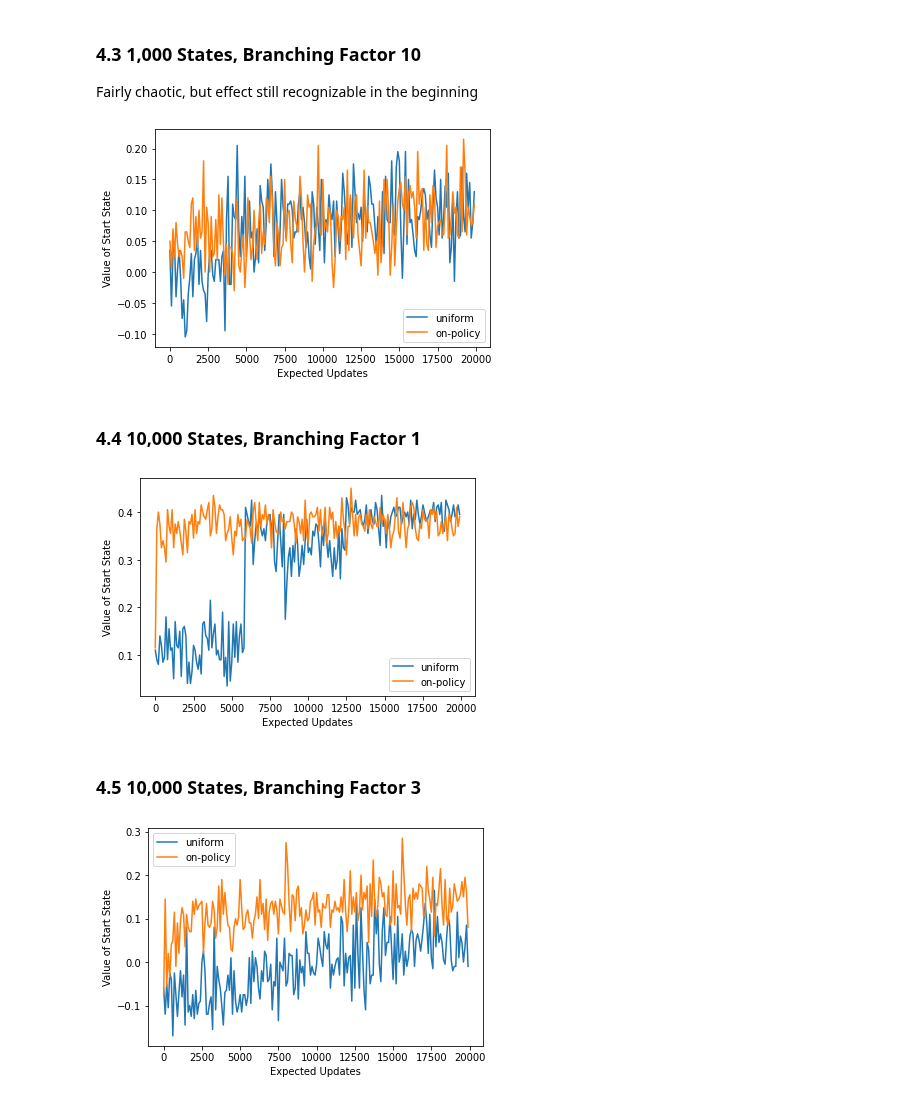
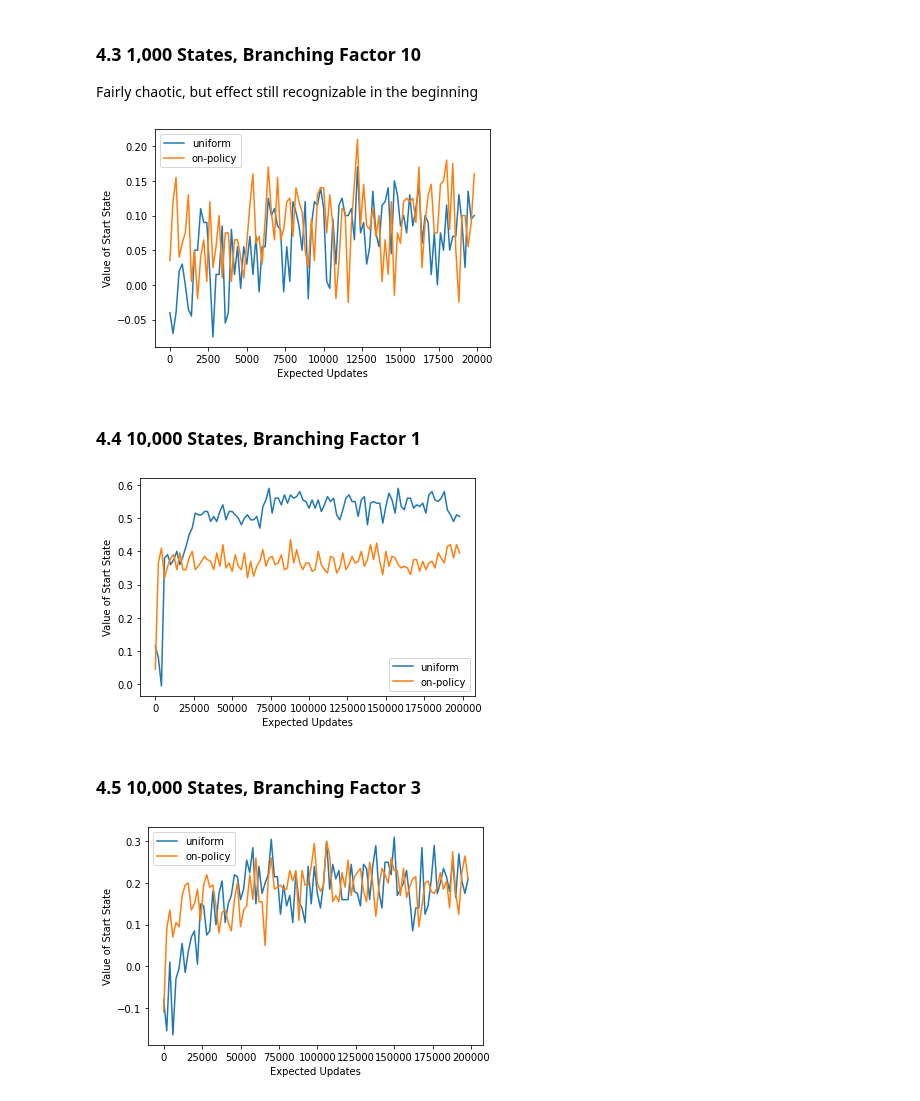
Before and after one commit to MaraTomasek/ML-Notebooks, a Jupyter notebook: Reinforcement_Learning/ch8-trajectory_sampling.ipynb, the cells around one changed output. Cells and saved outputs as stored; diff of their text form; code cells hidden in the pictures.

```diff
--- a/Reinforcement_Learning/ch8-trajectory_sampling.ipynb
+++ b/Reinforcement_Learning/ch8-trajectory_sampling.ipynb
@@ -21,11 +21,12 @@ class Environment:
         self.branches = branching_factor
         self.t_chance = 0.1
 
+    def reset(self):
+        np.random.seed(0)
         self.build_transition_graph()
 
     def build_transition_graph(self):
         '''Transition graph includes next state and reward for getting there'''
-        np.random.seed(0)
         self.trans = np.random.randint(self.states, size=(self.states, self.actions, self.branches, 2))
 
         for state in range(self.states):
@@ -164,13 +162,15 @@ actions           = 2
 branching_factor1 = 1
 branching_factor2 = 3
 branching_factor3 = 10
+mod1              = 200
+mod2              = 2000
 
 # Agent Parameters
 alpha             = 0.9
 gamma             = 1
 epsilon           = 0.1
 exp_updates1      = 20000
-exp_updates2      = 20000
+exp_updates2      = 200000
 world1            = Environment(state_amount1, actions, branching_factor1)
 world2            = Environment(state_amount1, actions, branching_factor2)
 world3            = Environment(state_amount1, actions, branching_factor3)
@@ -178,16 +178,26 @@ world4            = Environment(state_amount2, actions, branching_factor1)
 world5            = Environment(state_amount2, actions, branching_factor2)
 
 # Agent Definitions
-agent_uniform1    = TabularPlanning(world1, alpha, gamma, epsilon, exp_updates1)
-agent_traject1    = TabularPlanning(world1, alpha, gamma, epsilon, exp_updates1)
-agent_uniform2    = TabularPlanning(world2, alpha, gamma, epsilon, exp_updates1)
-agent_traject2    = TabularPlanning(world2, alpha, gamma, epsilon, exp_updates1)
-agent_uniform3    = TabularPlanning(world3, alpha, gamma, epsilon, exp_updates1)
-agent_traject3    = TabularPlanning(world3, alpha, gamma, epsilon, exp_updates1)
-agent_uniform4    = TabularPlanning(world4, alpha, gamma, epsilon, exp_updates2)
-agent_traject4    = TabularPlanning(world4, alpha, gamma, epsilon, exp_updates2)
-agent_uniform5    = TabularPlanning(world5, alpha, gamma, epsilon, exp_updates2)
-agent_traject5    = TabularPlanning(world5, alpha, gamma, epsilon, exp_updates2)
+agent_uniform1    = TabularPlanning(world1, mod1, exp_updates1)
+agent_traject1    = TabularPlanning(world1, mod1, exp_updates1)
+agent_uniform2    = TabularPlanning(world2, mod1, exp_updates1)
+agent_traject2    = TabularPlanning(world2, mod1, exp_updates1)
+agent_uniform3    = TabularPlanning(world3, mod1, exp_updates1)
+agent_traject3    = TabularPlanning(world3, mod1, exp_updates1)
+agent_uniform4    = TabularPlanning(world4, mod2, exp_updates2)
+agent_traject4    = TabularPlanning(world4, mod2, exp_updates2)
+agent_uniform5    = TabularPlanning(world5, mod2, exp_updates2)
+agent_traject5    = TabularPlanning(world5, mod2, exp_updates2)
+
+worlds = [world1, world2, world3, world4, world5]
+agents = [agent_uniform1, agent_uniform2, agent_uniform3, agent_uniform4, agent_uniform5,
+          agent_traject1, agent_traject2, agent_traject3, agent_traject4, agent_traject5]
+
+for world in worlds:
+    world.reset()
+
+for agent in agents:
+    agent.reset()
 # %% [markdown]
 ### 3.1 1,000 States, Branching Factor 1
 # %%
@@ -231,8 +226,8 @@ traject_reward5 = agent_traject5.train_trajectory_sample()
 # %% [markdown]
 ## 4. Plot
 # %%
-def plot(reward_uniform, reward_on_policy, exp_updates):
-    x = np.arange(exp_updates // 100) * 100
+def plot(reward_uniform, reward_on_policy, exp_updates, mod):
+    x = np.arange(exp_updates // mod) * mod
     plt.plot(x, reward_uniform,   label='uniform')
     plt.plot(x, reward_on_policy, label='on-policy')
     plt.xlabel('Expected Updates')
@@ -257,18 +252,18 @@ plot(uniform_reward2, traject_reward2, exp_updates1)
 ### 4.3 1,000 States, Branching Factor 10
 Fairly chaotic, but effect still recognizable in the beginning
 # %%
-plot(uniform_reward3, traject_reward3, exp_updates1)
+plot(uniform_reward3, traject_reward3, exp_updates1, mod1)
 # %% [output]
-[figure, old version]
+[figure, new version]
 # %% [markdown]
 ### 4.4 10,000 States, Branching Factor 1
 # %%
-plot(uniform_reward4, traject_reward4, exp_updates2)
+plot(uniform_reward4, traject_reward4, exp_updates2, mod2)
 # %% [output]
-[figure, old version]
+[figure, new version]
 # %% [markdown]
 ### 4.5 10,000 States, Branching Factor 3
 # %%
-plot(uniform_reward5, traject_reward5, exp_updates2)
+plot(uniform_reward5, traject_reward5, exp_updates2, mod2)
 # %% [output]
-[figure, old version]
+[figure, new version]
```
Also changed, not shown: parts of 8 cells of this notebook.
